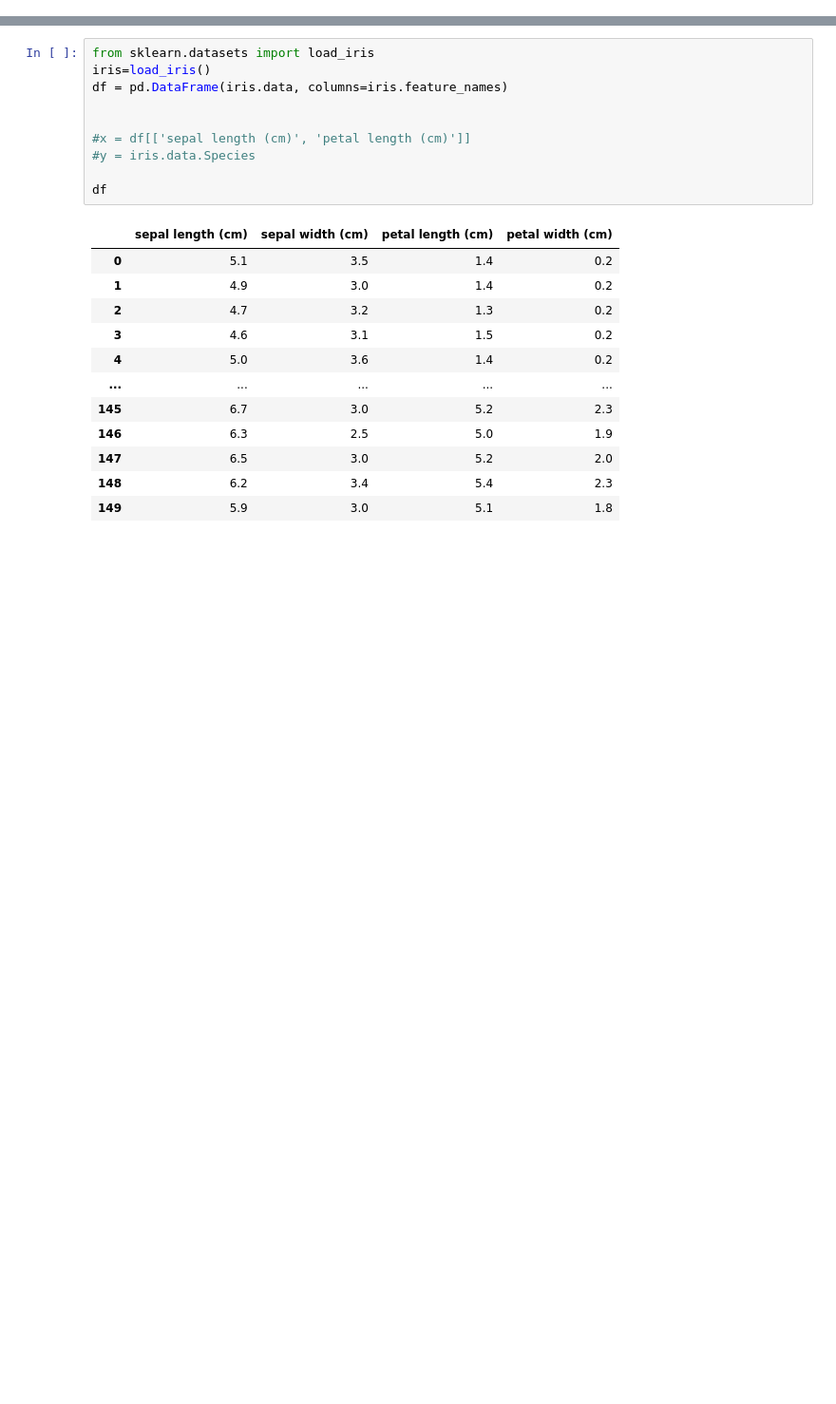
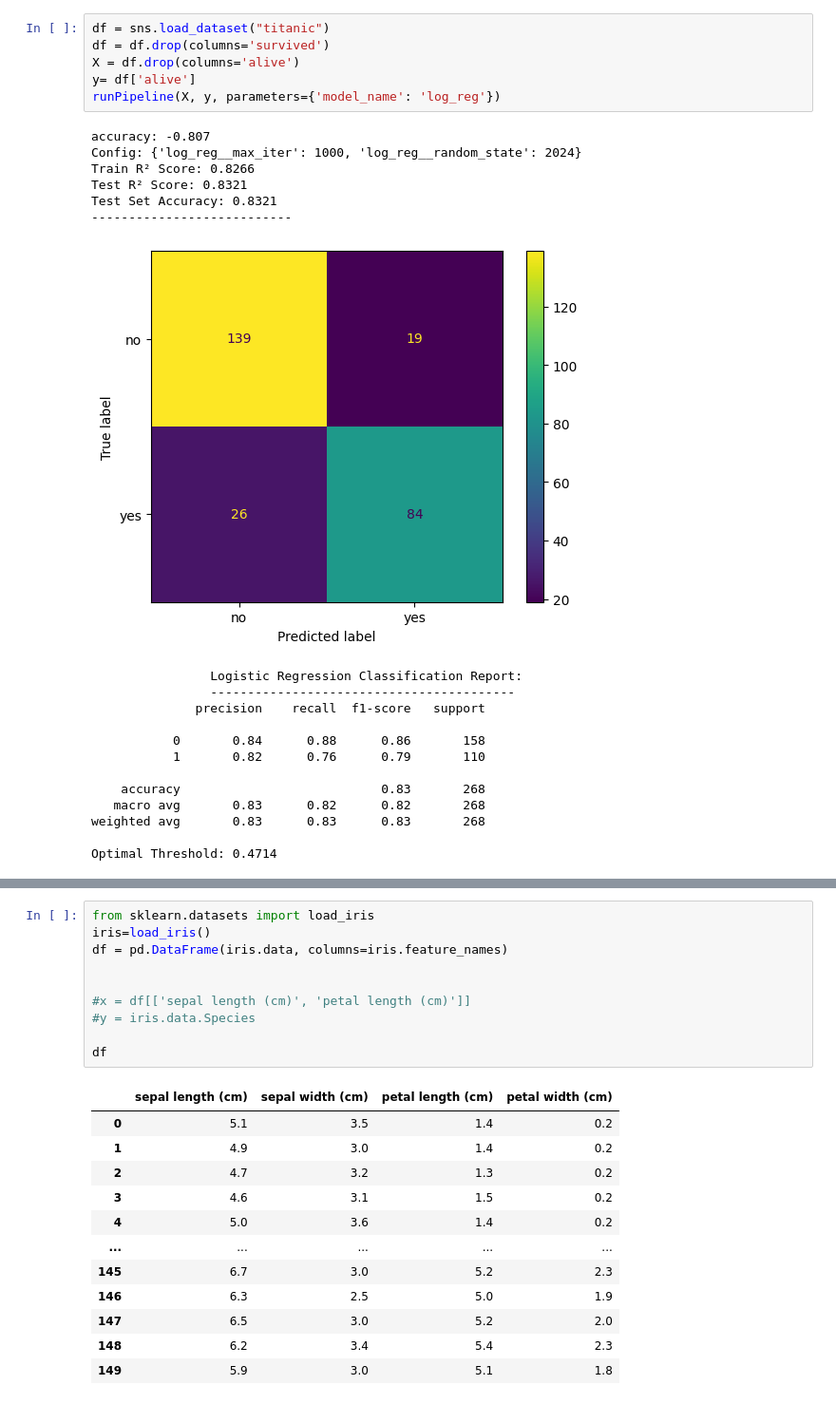
Before and after one commit to CaitlinECataldo/machine-learning-class, a Jupyter notebook: project.ipynb, the cells around one changed output, grey strips where cells are left out. Shown at 95% size. Saved outputs shown, nothing was run; the diff lists cells and outputs as text; blank space fills up the shorter version.

```diff
--- a/project.ipynb
+++ b/project.ipynb
@@ -51,0 +16,26 @@ Optimal Threshold: inf
+# %%
+df = sns.load_dataset("titanic")
+df = df.drop(columns='survived')
+X = df.drop(columns='alive')
+y= df['alive']
+runPipeline(X, y, parameters={'model_name': 'log_reg'})
+# %% [output]
+accuracy: -0.807
+Config: {'log_reg__max_iter': 1000, 'log_reg__random_state': 2024}
+Train R² Score: 0.8266
+Test R² Score: 0.8321
+Test Set Accuracy: 0.8321
+---------------------------
+[figure, added]
+                Logistic Regression Classification Report:
+                -----------------------------------------
+              precision    recall  f1-score   support
+
+           0       0.84      0.88      0.86       158
+           1       0.82      0.76      0.79       110
+
+    accuracy                           0.83       268
+   macro avg       0.83      0.82      0.82       268
+weighted avg       0.83      0.83      0.83       268
+
+Optimal Threshold: 0.4714
```
Also changed, not shown: parts of 9 cells of this notebook, 3 other files.
